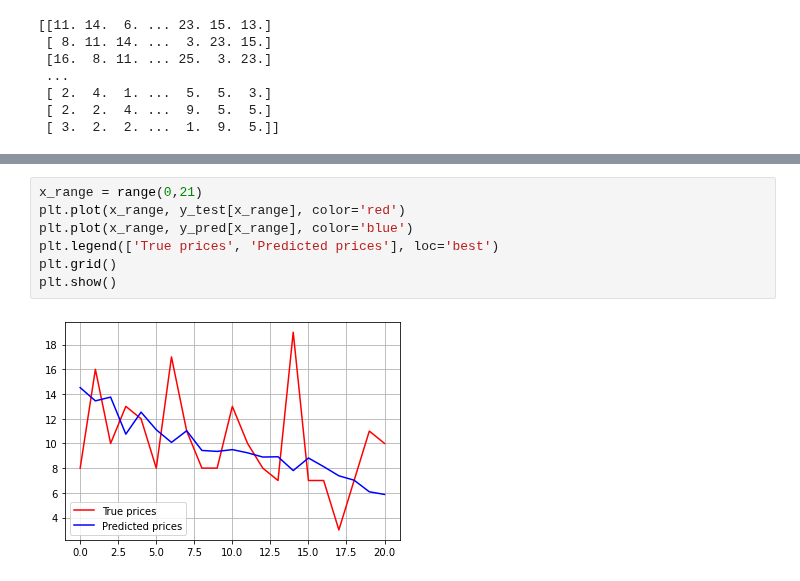
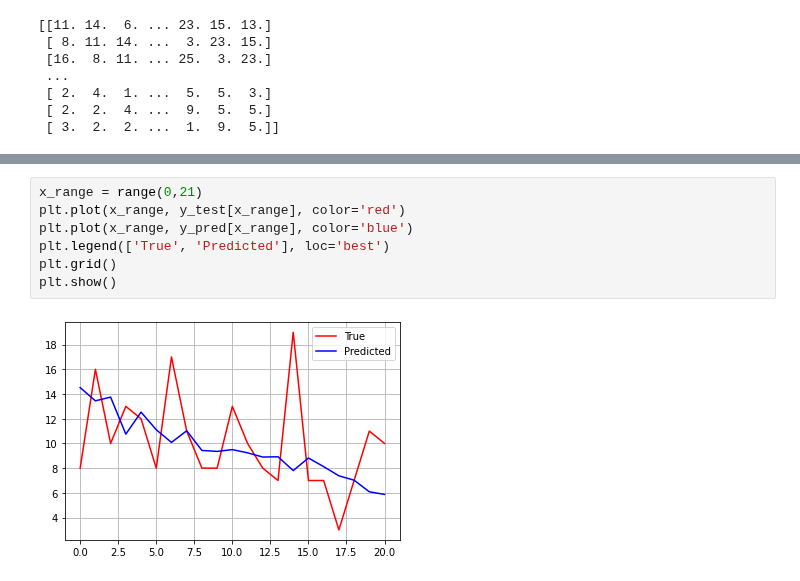
Before and after one commit to dongjun-kor/Python, a Jupyter notebook: LSTM_project.ipynb, the cells around one changed output, grey strips where cells are left out. Saved outputs shown, nothing was run; the diff lists cells and outputs as text.

```diff
--- a/LSTM_project.ipynb
+++ b/LSTM_project.ipynb
@@ -254,12 +289,12 @@ Text(0.5, 1.0, 'Prices vs Predicted price Index: $Y_i$ vs $\\hat{Y}_i$')
 # %%
 x_range = range(0,21)
 plt.plot(x_range, y_test[x_range], color='red')
 plt.plot(x_range, y_pred[x_range], color='blue')
-plt.legend(['True prices', 'Predicted prices'], loc='best')
+plt.legend(['True', 'Predicted'], loc='best')
 plt.grid()
 plt.show()
 # %% [output]
-[figure, old version]
+[figure, new version]
 # %%
 t_df=test_sc_df.dropna()
 y_test_df=pd.DataFrame(y_test, columns=['N'], index=t_df.index)
```
Also changed, not shown: parts of 8 cells of this notebook.
